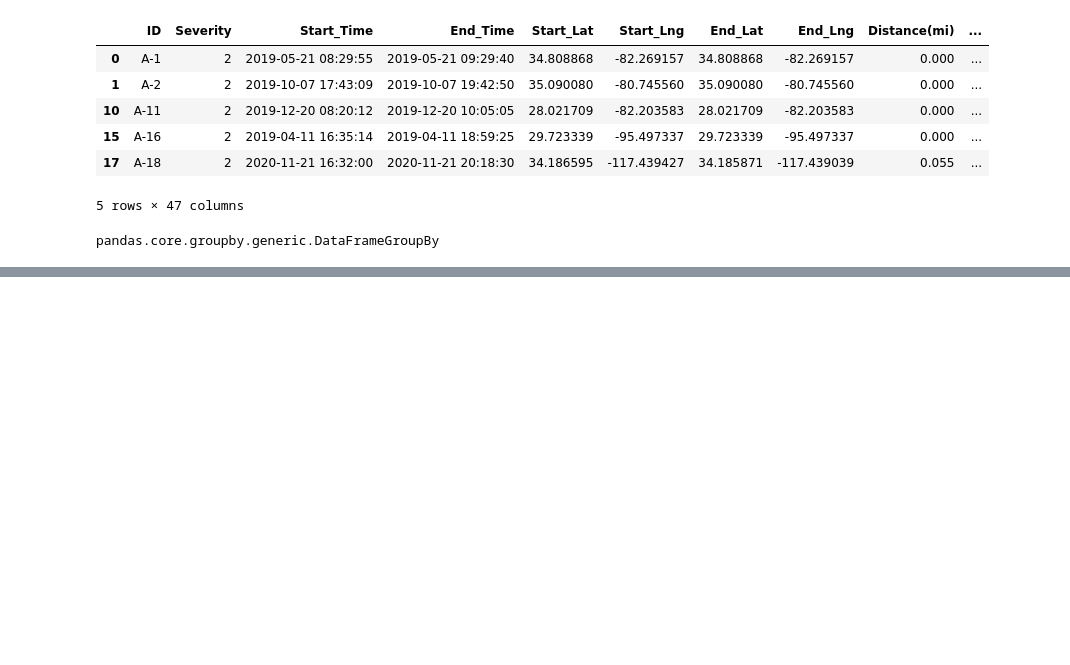
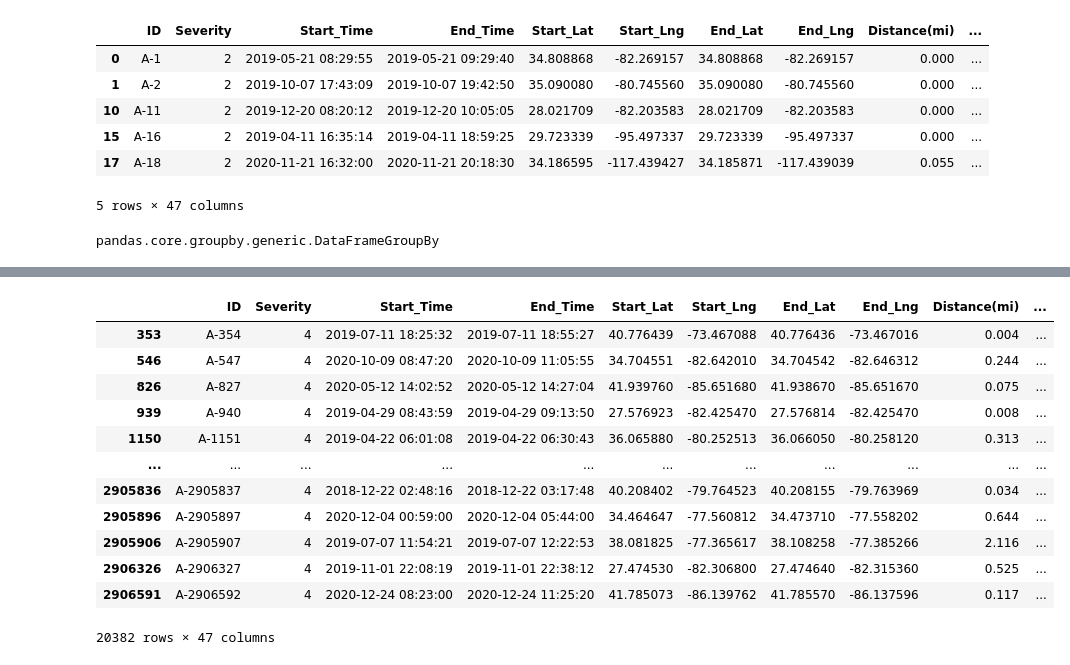
Before and after one commit to EmilyZ9392/Project-1-LJE, a Jupyter notebook: emily.ipynb, the cells around one changed output, grey strips where cells are left out. Saved outputs shown, nothing was run; the diff lists cells and outputs as text; code cells hidden in the pictures; blank space fills up the shorter version.

```diff
--- a/emily.ipynb
+++ b/emily.ipynb
@@ -202,0 +210,16 @@ ValueError: The truth value of a Series is ambiguous. Use a.empty, a.bool(), a.i
+# %%
+winter_summer_df.loc[winter_df.Severity >= 4]
+# %% [output]
+|  | ID | Severity | Start_Time | End_Time | Start_Lat | Start_Lng | End_Lat | End_Lng | Distance(mi) | ... |
+| 353 | A-354 | 4 | 2019-07-11 18:25:32 | 2019-07-11 18:55:27 | 40.776439 | -73.467088 | 40.776436 | -73.467016 | 0.004 | ... |
+| 546 | A-547 | 4 | 2020-10-09 08:47:20 | 2020-10-09 11:05:55 | 34.704551 | -82.642010 | 34.704542 | -82.646312 | 0.244 | ... |
+| 826 | A-827 | 4 | 2020-05-12 14:02:52 | 2020-05-12 14:27:04 | 41.939760 | -85.651680 | 41.938670 | -85.651670 | 0.075 | ... |
+| 939 | A-940 | 4 | 2019-04-29 08:43:59 | 2019-04-29 09:13:50 | 27.576923 | -82.425470 | 27.576814 | -82.425470 | 0.008 | ... |
+| 1150 | A-1151 | 4 | 2019-04-22 06:01:08 | 2019-04-22 06:30:43 | 36.065880 | -80.252513 | 36.066050 | -80.258120 | 0.313 | ... |
+| ... | ... | ... | ... | ... | ... | ... | ... | ... | ... | ... |
+| 2905836 | A-2905837 | 4 | 2018-12-22 02:48:16 | 2018-12-22 03:17:48 | 40.208402 | -79.764523 | 40.208155 | -79.763969 | 0.034 | ... |
+| 2905896 | A-2905897 | 4 | 2020-12-04 00:59:00 | 2020-12-04 05:44:00 | 34.464647 | -77.560812 | 34.473710 | -77.558202 | 0.644 | ... |
+| 2905906 | A-2905907 | 4 | 2019-07-07 11:54:21 | 2019-07-07 12:22:53 | 38.081825 | -77.365617 | 38.108258 | -77.385266 | 2.116 | ... |
+| 2906326 | A-2906327 | 4 | 2019-11-01 22:08:19 | 2019-11-01 22:38:12 | 27.474530 | -82.306800 | 27.474640 | -82.315360 | 0.525 | ... |
+| 2906591 | A-2906592 | 4 | 2020-12-24 08:23:00 | 2020-12-24 11:25:20 | 41.785073 | -86.139762 | 41.785570 | -86.137596 | 0.117 | ... |
+20382 rows × 47 columns
```
Also changed, not shown: parts of 9 cells of this notebook.
